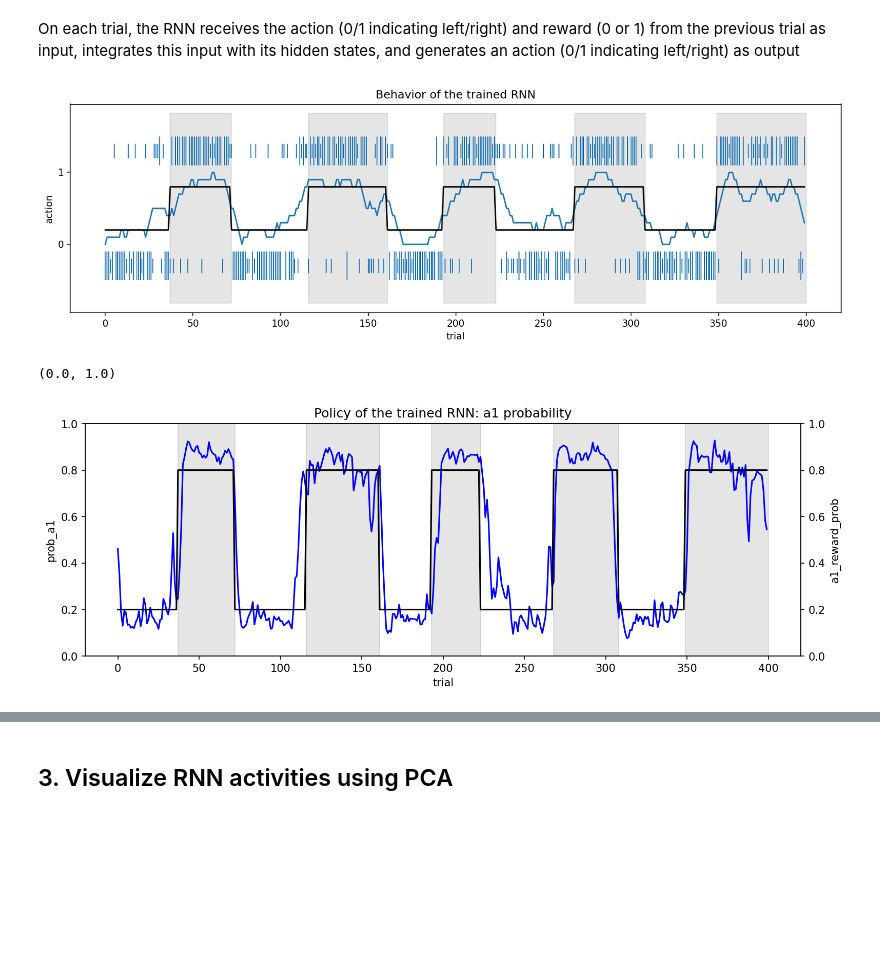
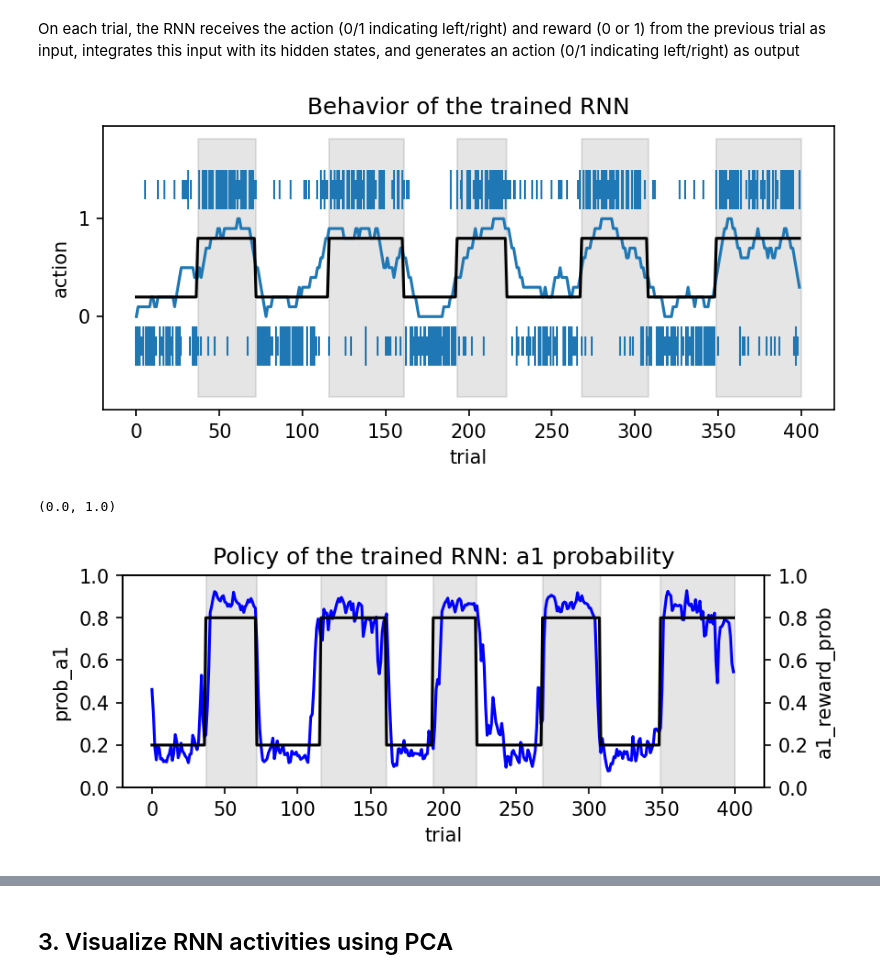
Before and after one commit to AllenSWDB/SWDB_2024_RNN, a Jupyter notebook: code/RNNs for Dynamic Foraging.ipynb, the cells around one changed output, grey strips where cells are left out. Drawn from its saved outputs; the diff is of its cells as text; code cells hidden in the pictures; blank space fills up the shorter version.

```diff
--- a/code/RNNs for Dynamic Foraging.ipynb
+++ b/code/RNNs for Dynamic Foraging.ipynb
@@ -68,7 +68,7 @@ def shading_blocks(ax, info):
         block_start += info['block_lens'][block_ind]
 
 
-fig, ax = plt.subplots(1,1, figsize=(12, 4), dpi=150)
+fig, ax = plt.subplots(1,1, figsize=(6, 3), dpi=150)
 ax.set_title(f'Behavior of the trained RNN')
 
 # event raster
@@ -88,38 +88,38 @@ ax.eventplot(events, lineoffsets=line_offsets,
 running_average_window = 10
 actions_moving_average = np.convolve(
     np.array(actions), np.ones(running_average_window), mode="same") \
         / running_average_window
 ax.plot(
     np.arange(len(actions_moving_average)),
     actions_moving_average
 )
 
 # block reward prob: action 1
 # get blocks
 rew_prob_a1 = []
 for block_idx, block_len in enumerate(info['block_lens']):
     for trial_idx in range(block_len):
         rew_prob_a1.append(info['reward_prob'][block_idx][1])
 block_reward_prob_color = 'k'
 
 ax.plot(
     np.arange(len(rew_prob_a1)),
     rew_prob_a1,
     c=block_reward_prob_color
 )
 shading_blocks(ax, info)
 
 ax.set_xlabel('trial')
 ax.set_ylabel('action')
 ax.set_yticks([0, 1], [0, 1])
 
 fig.tight_layout()
 # %% [output]
-[figure, old version]
+[figure, new version]
 # %%
 # plot the output: policy or action probability
 
-fig, ax = plt.subplots(1,1, figsize=(12, 4), dpi=150)
+fig, ax = plt.subplots(1,1, figsize=(6, 2), dpi=150)
 ax.set_title(f'Policy of the trained RNN: a1 probability')
 
 colors = ['b']
@@ -145,7 +145,7 @@ ax.tick_params(axis='y', labelcolor=block_reward_prob_color)
 ax.set_ylim(0, 1)
 # %% [output]
 (0.0, 1.0)
-[figure, old version]
+[figure, new version]
 # %%
 # plot RNN activity
 n_hidden_units_plot = 5
```
Also changed, not shown: parts of 10 cells of this notebook, 9 other files.
